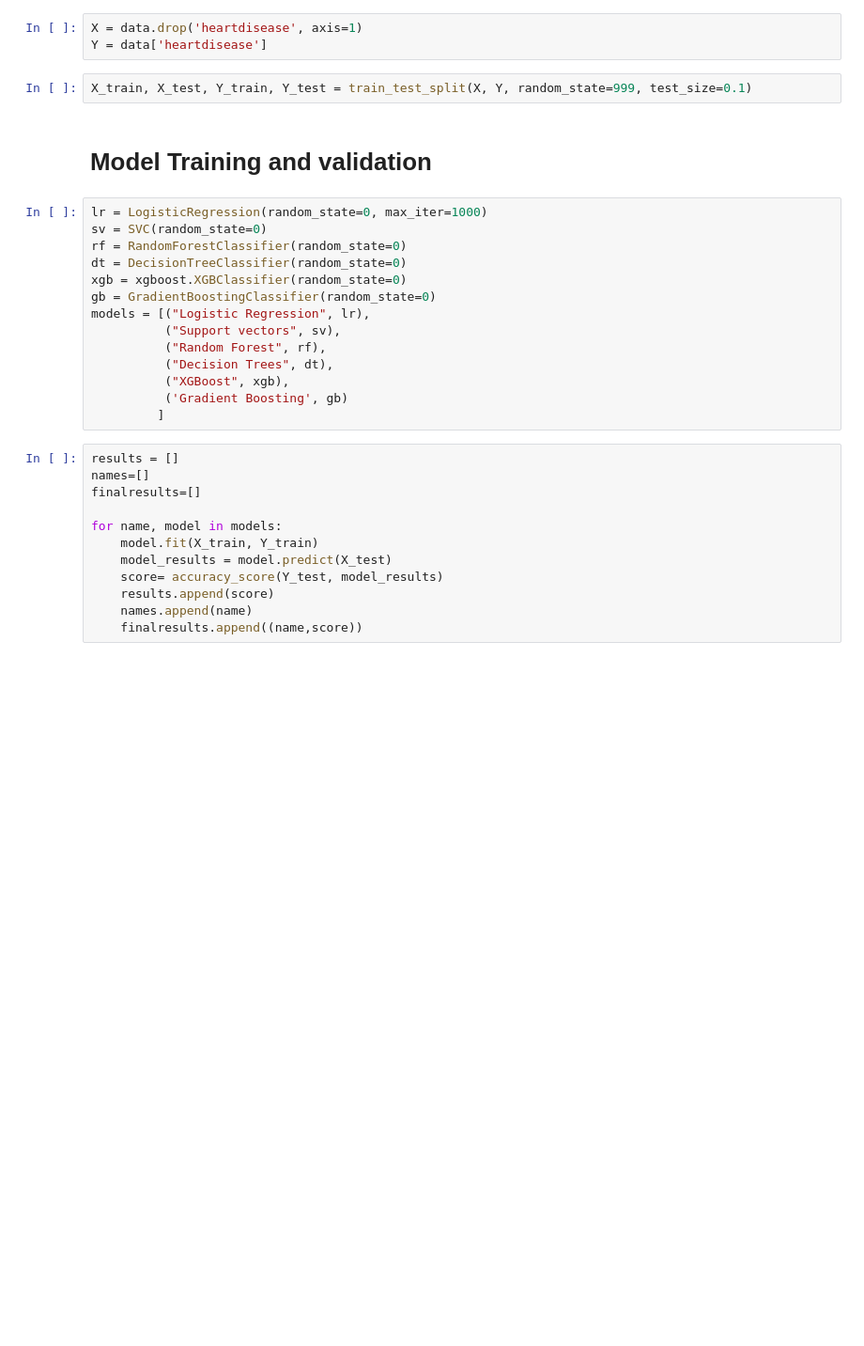
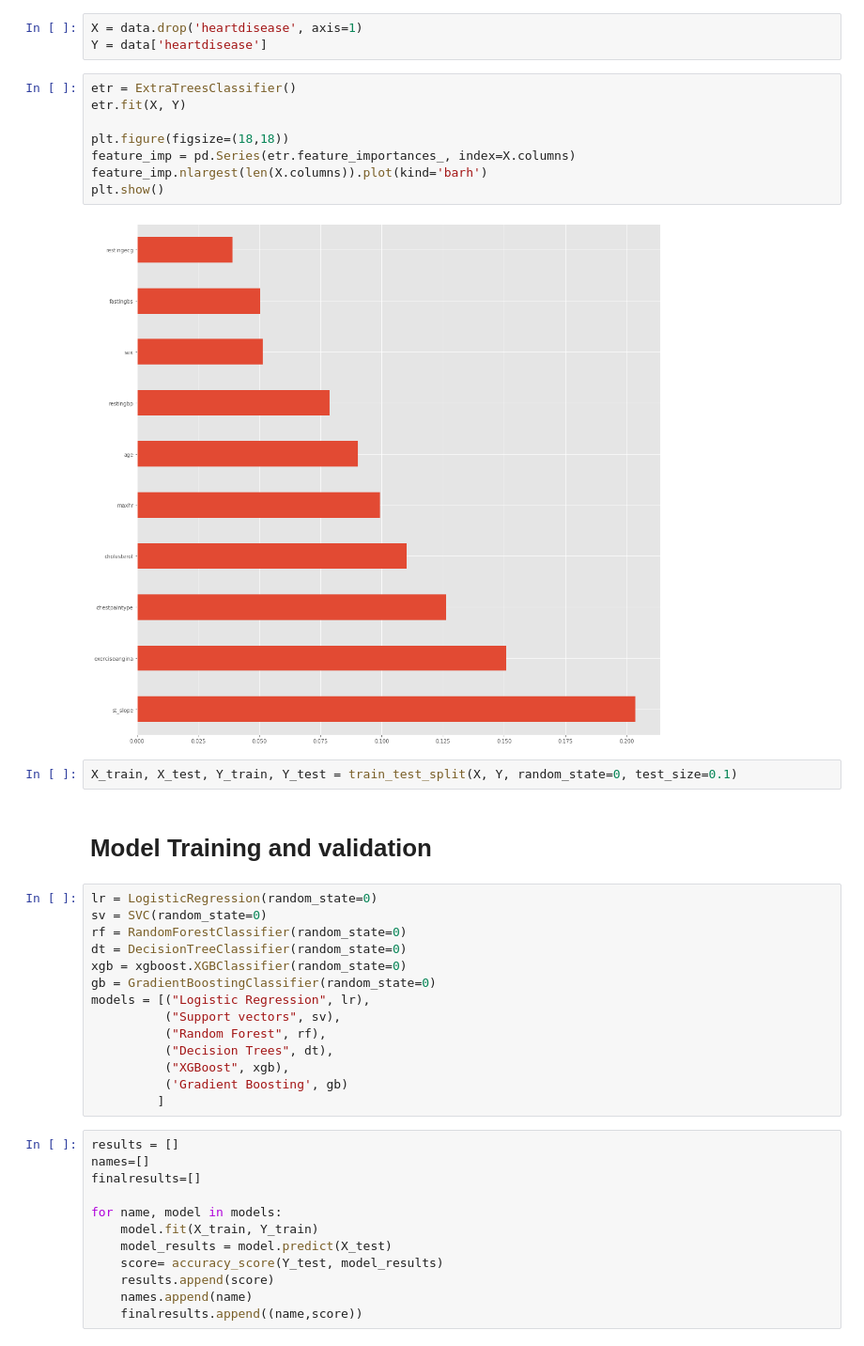
Before and after one commit to MachineLearning-01/heart_attack_risk_prediction, a Jupyter notebook: heart_risk_preds.ipynb, the cells around one changed output. Shown at 94% size. Saved outputs shown, nothing was run; the diff lists cells and outputs as text; blank space fills up the shorter version.

```diff
--- a/heart_risk_preds.ipynb
+++ b/heart_risk_preds.ipynb
@@ -176,12 +189,22 @@ All columns are asymptotically guassian
 # %%
 X = data.drop('heartdisease', axis=1)
 Y = data['heartdisease']
+# %%
+etr = ExtraTreesClassifier()
+etr.fit(X, Y)
+
+plt.figure(figsize=(18,18))
+feature_imp = pd.Series(etr.feature_importances_, index=X.columns)
+feature_imp.nlargest(len(X.columns)).plot(kind='barh')
+plt.show()
+# %% [output]
+[figure, added]
 # %%
-X_train, X_test, Y_train, Y_test = train_test_split(X, Y, random_state=999, test_size=0.1)
+X_train, X_test, Y_train, Y_test = train_test_split(X, Y, random_state=0, test_size=0.1)
 # %% [markdown]
 # Model Training and validation
 # %%
-lr = LogisticRegression(random_state=0, max_iter=1000)
+lr = LogisticRegression(random_state=0)
 sv = SVC(random_state=0)
 rf = RandomForestClassifier(random_state=0)
 dt = DecisionTreeClassifier(random_state=0)
```
Also changed, not shown: parts of 10 cells of this notebook, 4 other files.
